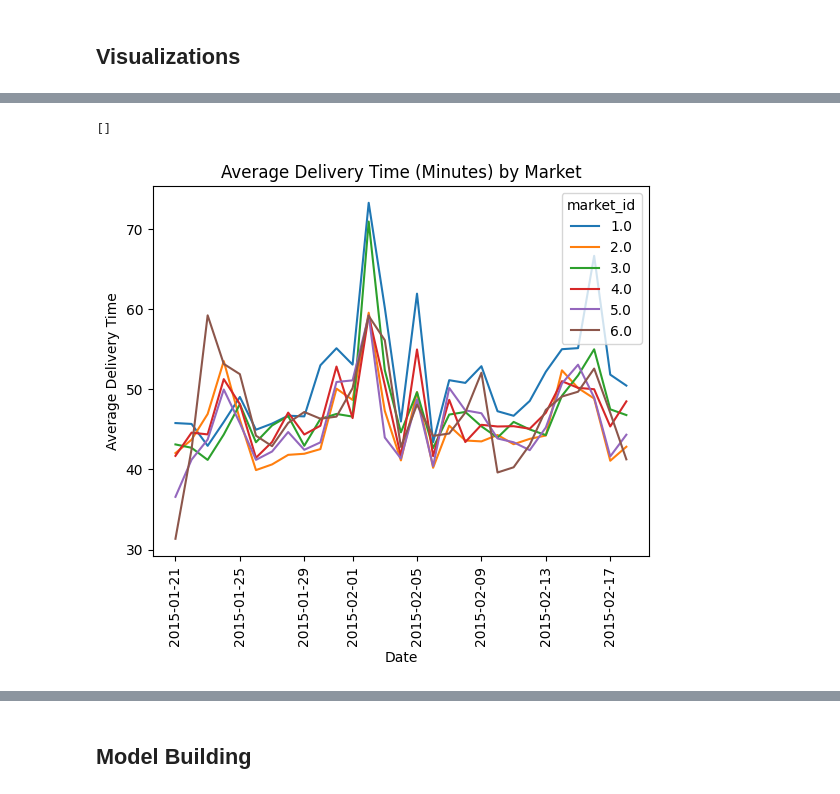
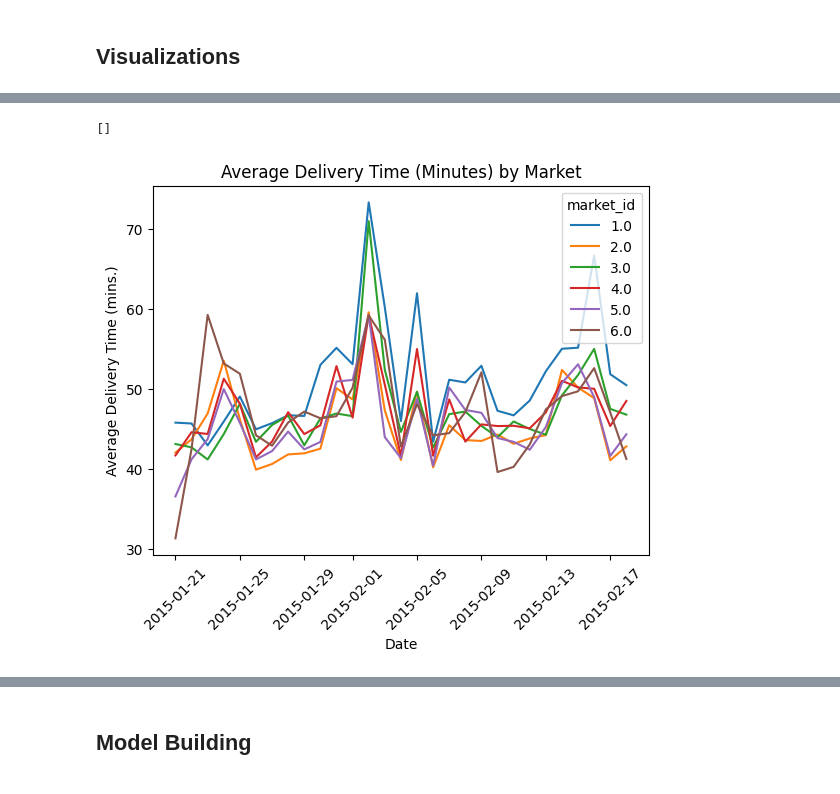
Before and after one commit to ShaneJett-DS/Doordash_Delivery_Analysis, a Jupyter notebook: delivery_eda.ipynb, the cells around one changed output, grey strips where cells are left out. Drawn from its saved outputs; the diff is of its cells as text; code cells hidden in the pictures.

```diff
--- a/delivery_eda.ipynb
+++ b/delivery_eda.ipynb
@@ -350,6 +352,6 @@ plt.plot()
 # %%
-market_delivery_avg_minutes.plot(xlabel='Date', ylabel='Average Delivery Time', rot=90, title='Average Delivery Time (Minutes) by Market')
+market_delivery_avg_minutes.plot(xlabel='Date', ylabel='Average Delivery Time (mins.)', rot=45, title='Average Delivery Time (Minutes) by Market')
 plt.plot()
 # %% [output]
 []
-[figure, old version]
+[figure, new version]
```
Also changed, not shown: parts of 10 cells of this notebook.
